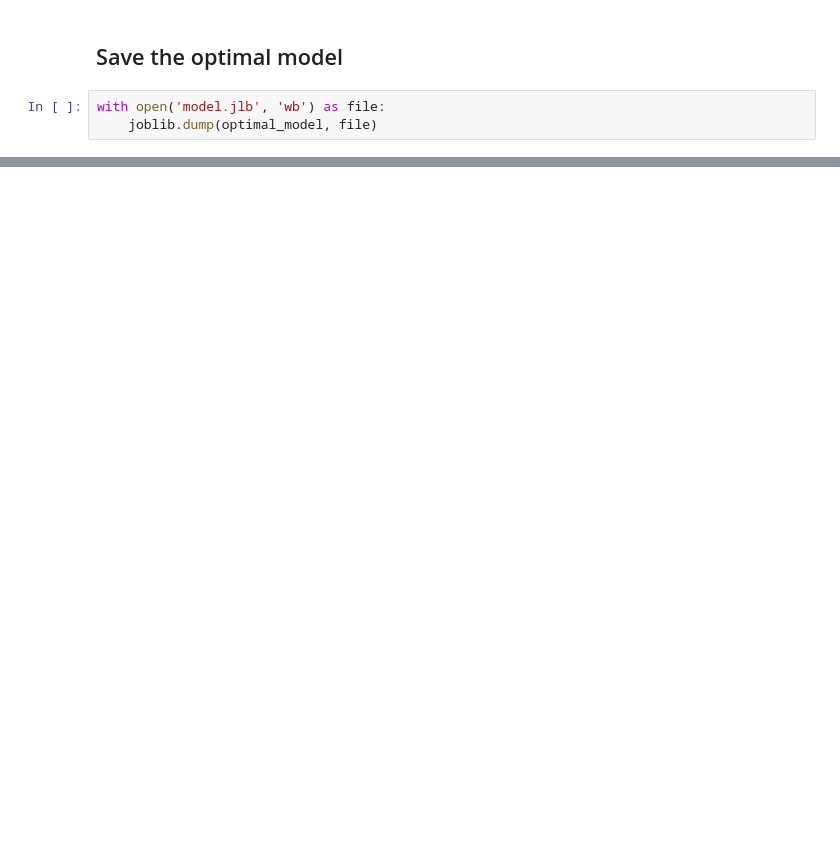
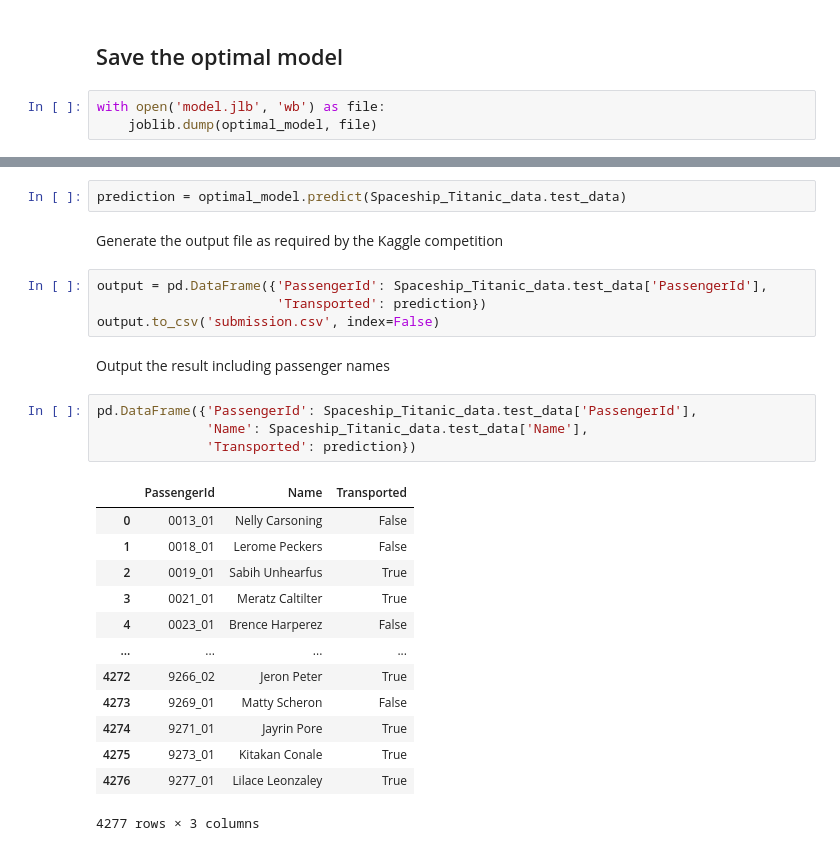
Before and after one commit to PIWEEK/ethicai, a Jupyter notebook: Spaceship Titanic/Spaceship_Titanic_train.ipynb, the cells around one changed output, grey strips where cells are left out. Drawn from its saved outputs; the diff is of its cells as text; blank space fills up the shorter version.

Commit message:
Fix prediction

```diff
--- a/Spaceship Titanic/Spaceship_Titanic_train.ipynb
+++ b/Spaceship Titanic/Spaceship_Titanic_train.ipynb
@@ -153,0 +156,28 @@ with open('model.jlb', 'wb') as file:
+# %%
+prediction = optimal_model.predict(Spaceship_Titanic_data.test_data)
+# %% [markdown]
+Generate the output file as required by the Kaggle competition
+# %%
+output = pd.DataFrame({'PassengerId': Spaceship_Titanic_data.test_data['PassengerId'],
+                       'Transported': prediction})
+output.to_csv('submission.csv', index=False)
+# %% [markdown]
+Output the result including passenger names
+# %%
+pd.DataFrame({'PassengerId': Spaceship_Titanic_data.test_data['PassengerId'],
+              'Name': Spaceship_Titanic_data.test_data['Name'],
+              'Transported': prediction})
+# %% [output]
+|  | PassengerId | Name | Transported |
+| 0 | 0013_01 | Nelly Carsoning | False |
+| 1 | 0018_01 | Lerome Peckers | False |
+| 2 | 0019_01 | Sabih Unhearfus | True |
+| 3 | 0021_01 | Meratz Caltilter | True |
+| 4 | 0023_01 | Brence Harperez | False |
+| ... | ... | ... | ... |
+| 4272 | 9266_02 | Jeron Peter | True |
+| 4273 | 9269_01 | Matty Scheron | False |
+| 4274 | 9271_01 | Jayrin Pore | True |
+| 4275 | 9273_01 | Kitakan Conale | True |
+| 4276 | 9277_01 | Lilace Leonzaley | True |
+4277 rows × 3 columns
```
Also changed, not shown: parts of 7 cells of this notebook, 5 other files.
